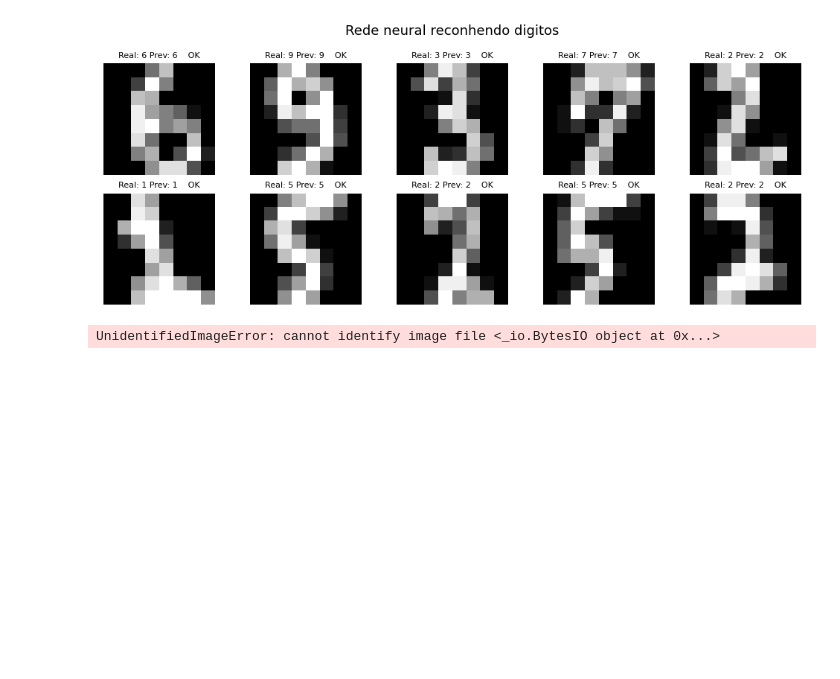
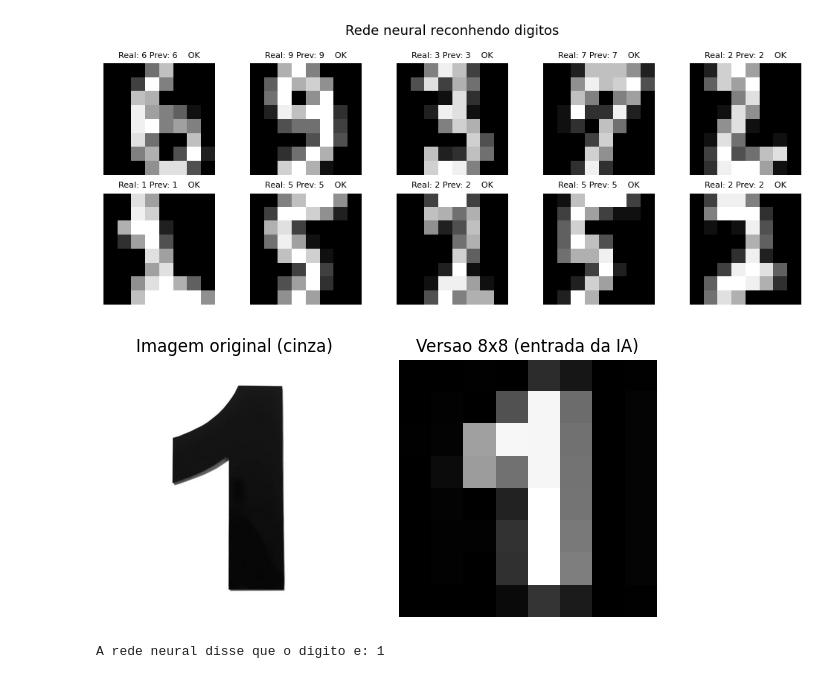
Before and after one commit to gialbanes/Faculdade-2026, a Jupyter notebook: 1semestre/AM/revisoes/revisao_perceptron/revisao_mlp.ipynb, the cells around one changed output. Drawn from its saved outputs; the diff is of its cells as text; code cells hidden in the pictures; blank space fills up the shorter version.

```diff
--- a/1semestre/AM/revisoes/revisao_perceptron/revisao_mlp.ipynb
+++ b/1semestre/AM/revisoes/revisao_perceptron/revisao_mlp.ipynb
@@ -275,34 +275,35 @@ from PIL import Image, ImageOps
 from io import BytesIO
 
 
-url = "https://upload.wikimedia.org/wikipedia/commons/thumb/2/27/MnistExamples.png/320px-MnistExamples.png"
+url = "https://hiperfer.cdn.magazord.com.br/img/2022/09/produto/11721/14053-1-numero-residencial-em-aluminio-preto-n-1-185mm-numeral.jpg?ims=500x500"
 
 # Baixa a imagem
 resposta = requests.get(url, timeout=10)
 imagem_original = Image.open(BytesIO(resposta.content))
 
 largura, altura = imagem_original.size
 imagem_recortada = imagem_original.crop((0, 0, altura, altura))
 
 imagem_cinza = imagem_recortada.convert("L")          # escala de cinza
 imagem_8x8 = imagem_cinza.resize((8, 8), Image.LANCZOS)  # reduz para 8x8
 imagem_inv = ImageOps.invert(imagem_8x8)              # inverte: fundo escuro, digito claro
 array = np.array(imagem_inv, dtype=float) / 255 * 16  # normaliza para 0-16
 
 fig, (ax1, ax2) = plt.subplots(1, 2, figsize=(6, 3))
 ax1.imshow(imagem_cinza, cmap="gray")
 ax1.set_title("Imagem original (cinza)")
 ax1.axis("off")
 
 ax2.imshow(array, cmap="gray")
 ax2.set_title("Versao 8x8 (entrada da IA)")
 ax2.axis("off")
 
 plt.tight_layout()
 plt.show()
 
 entrada = array.reshape(1, -1)  # transforma em vetor de 64 numeros
 previsao = clf_digits.prever(entrada)
 print(f"A rede neural disse que o digito e: {previsao[0]}")
 # %% [output]
+[figure, added]
-UnidentifiedImageError: cannot identify image file <_io.BytesIO object at 0x...>
+A rede neural disse que o digito e: 1
```
Also changed, not shown: 2 other files.
